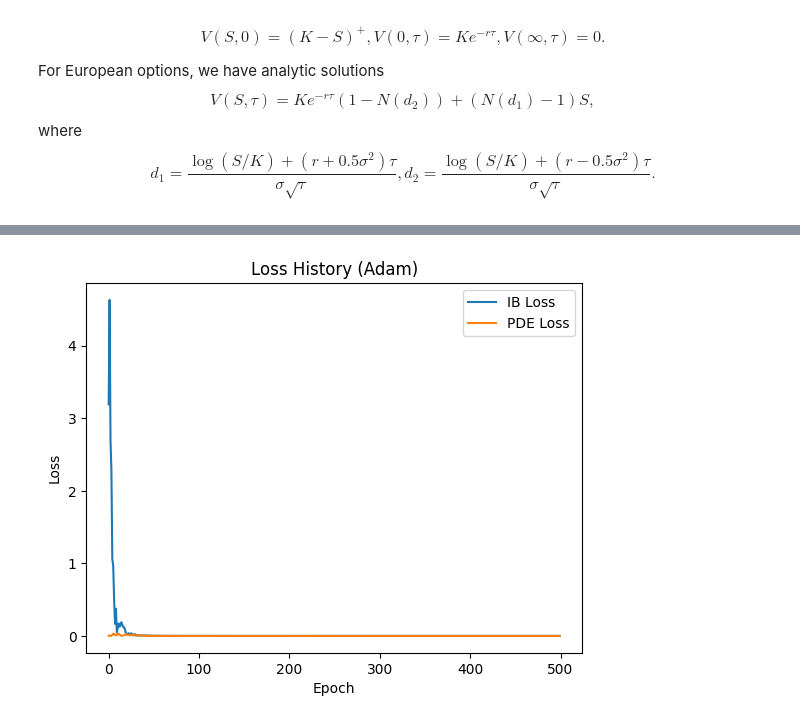
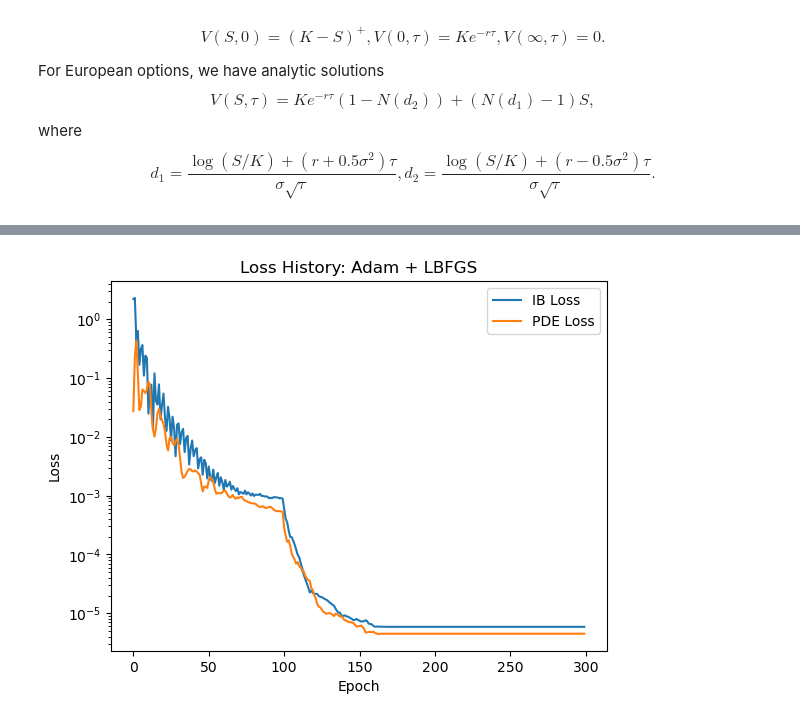
Before and after one commit to liyiyan128/Option-Pricing-Using-Physics-Informed-Neural-Networks, a Jupyter notebook: PINN_example.ipynb, the cells around one changed output, grey strips where cells are left out. Cells and saved outputs as stored; diff of their text form; code cells hidden in the pictures.

Commit message:
European eg progression: CN implemented

```diff
--- a/PINN_example.ipynb
+++ b/PINN_example.ipynb
@@ -185,3 +25,16 @@ tau_pde.requires_grad = True
+# %%
+# load data
+ib = torch.load('data/european_put_ib.pt')
+pde = torch.load('data/european_put_pde.pt')
+S_ib, tau_ib, V_ib = ib['S'], ib['tau'], ib['V']
+S_pde, tau_pde = pde['S'], pde['tau']
+
+# parameters
+K = 4
+sigma = 0.3
+r = 0.03
+T = 1
+S_inf = 3 * K
 # %%
 nn = torch.nn.Sequential(
     torch.nn.Linear(2, 20),
@@ -193,21 +46,14 @@ nn = torch.nn.Sequential(
     torch.nn.Linear(20, 1)
 )
 
-# nn = torch.nn.Sequential(
-#     torch.nn.Linear(2, 20),
-#     torch.nn.ReLU(),
-#     torch.nn.Linear(20, 20),
-#     torch.nn.ReLU(),
-#     torch.nn.Linear(20, 20),
-#     torch.nn.ReLU(),
-#     torch.nn.Linear(20, 1)
-# )
-
 model = EuropeanPINN(nn, K, T, r, sigma, S_inf)
 
-# model.train(S_ib, tau_ib, V_ib, S_pde, tau_pde, S_data, tau_data, V_data, epochs=500, optimizer='lbfgs')
-# model.plot_loss(data=False, range=200, save=True, title='Loss History (L-BFGS)', file_name='european_put_loss_lbfgs.pdf')
+# First train with Adam for 100 epochs
+model.train(S_ib, tau_ib, V_ib, S_pde, tau_pde, epochs=100, optimizer='adam', lr=1e-1)
+# Then train with L-BFGS for 200 epochs
+model.train(S_ib, tau_ib, V_ib, S_pde, tau_pde, epochs=200, optimizer='lbfgs')
+model.plot_loss(data=False, range=5000, save=True, title='Loss History: Adam + LBFGS', file_name='european_put_loss_adam_lbfgs.pdf')
 
-model.train(S_ib, tau_ib, V_ib, S_pde, tau_pde, S_data, tau_data, V_data, epochs=500, optimizer='adam', lr=1e-1)
-model.plot_loss(data=False, range=5000, save=True, title='Loss History (Adam)', file_name='european_put_loss_adam.pdf')
+# save model
+torch.save(model, 'models/european_put_adam_lbfgs.pt')
 # %% [output]
@@ -230,3 +73,3 @@ PDE Loss: 6.703686813125387e-05
 Data Loss: 0.0
-[figure, old version]
+[figure, new version]
 # %%
```
Also changed, not shown: parts of 10 cells of this notebook.
